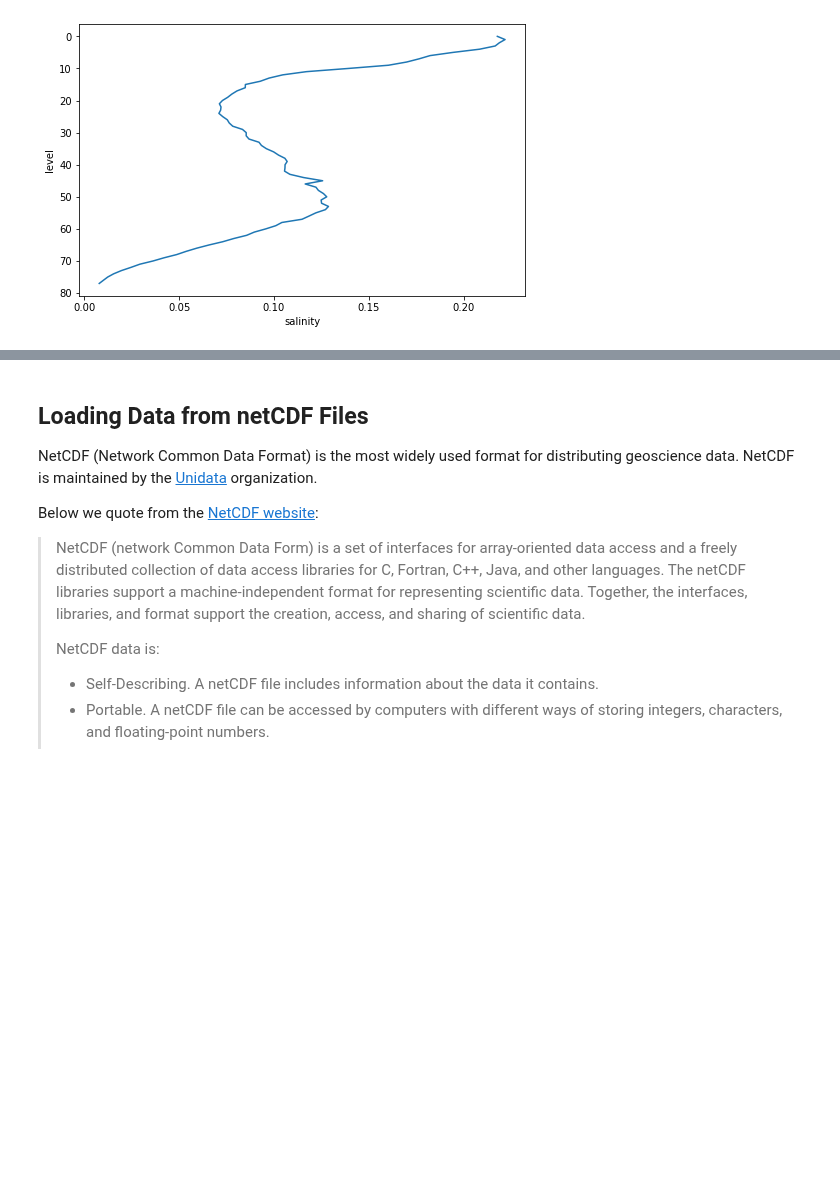
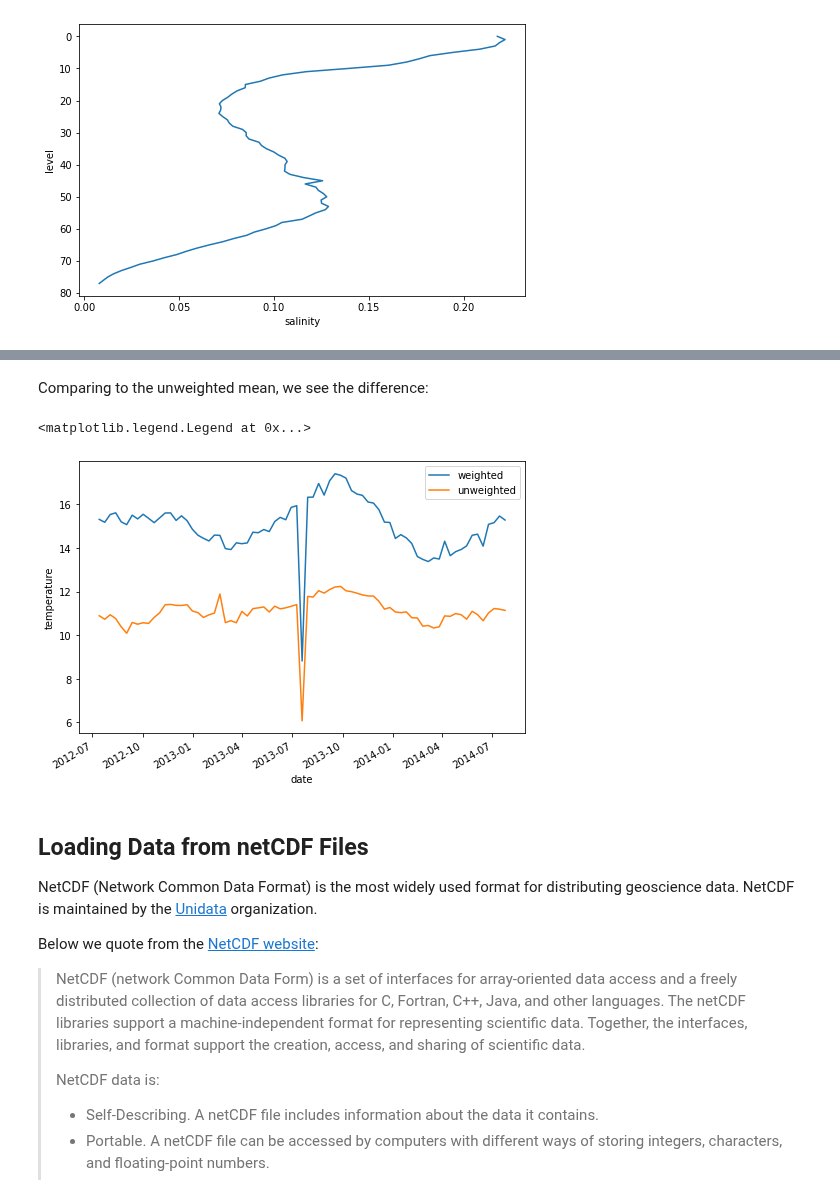
Before and after one commit to earth-env-data-science/earth-env-data-science-book, a Jupyter notebook: src/lectures/xarray/xarray.ipynb, the cells around one changed output, grey strips where cells are left out. Cells and saved outputs as stored; diff of their text form; code cells hidden in the pictures; blank space fills up the shorter version.

```diff
--- a/src/lectures/xarray/xarray.ipynb
+++ b/src/lectures/xarray/xarray.ipynb
@@ -721,3 +737,14 @@ argo_std.salinity.plot(y='level', yincrease=False)
+# %%
+temp_weighted_mean = argo.temperature.weighted(weights).mean('level')
+# %% [markdown]
+Comparing to the unweighted mean, we see the difference:
+# %%
+temp_weighted_mean.plot(label='weighted')
+argo.temperature.mean(dim='level').plot(label='unweighted')
+plt.legend()
+# %% [output]
+<matplotlib.legend.Legend at 0x...>
+[figure, added]
 # %% [markdown]
 ## Loading Data from netCDF Files
 
```
Also changed, not shown: parts of 7 cells of this notebook.
